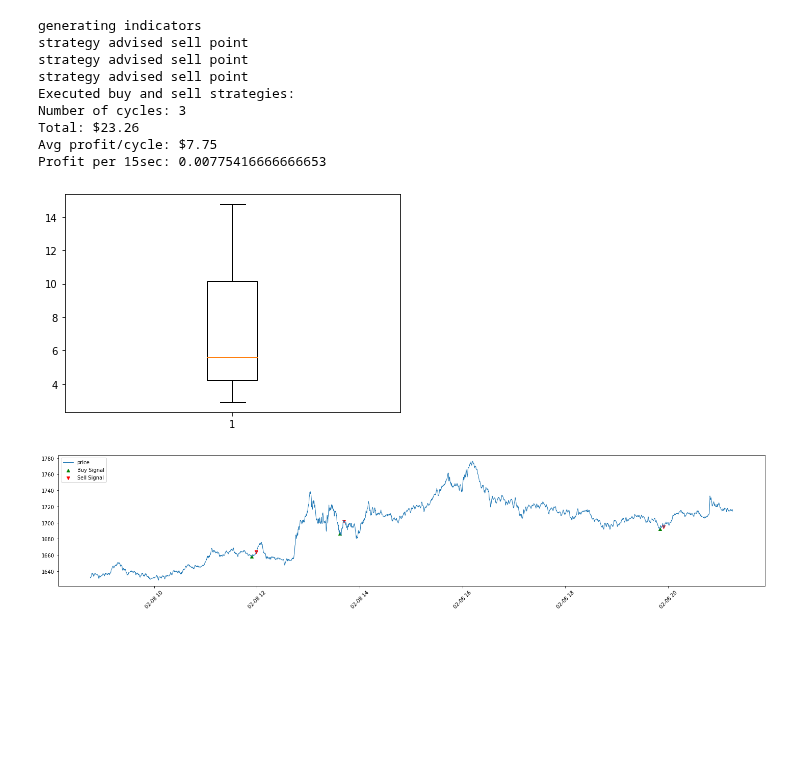
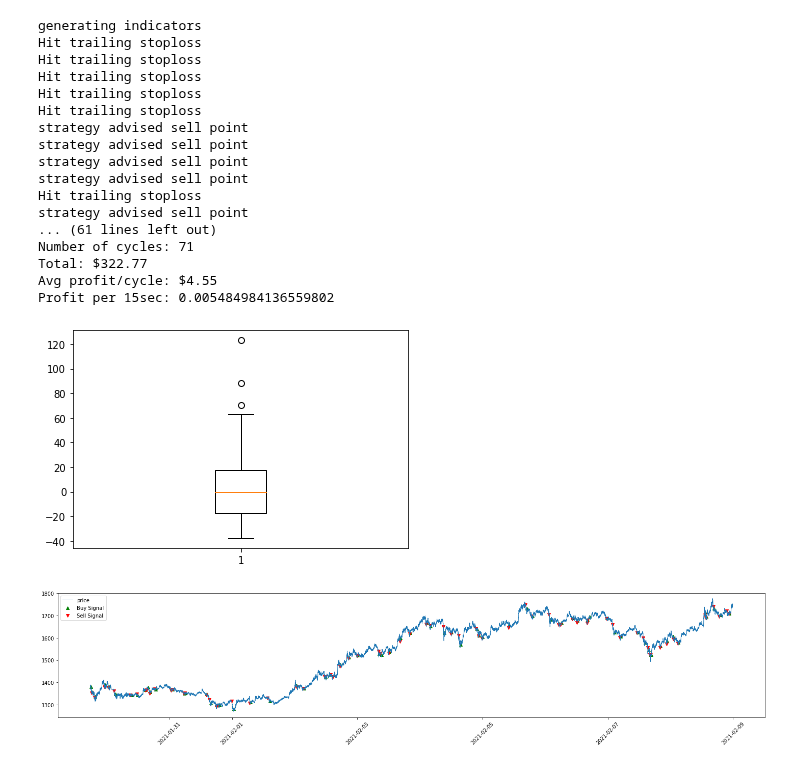
Before and after one commit to jsngalloway/night-trader, a Jupyter notebook: night_trader/strategies/strat_test.ipynb, the cells around one changed output. Cells and saved outputs as stored; diff of their text form; code cells hidden in the pictures; blank space fills up the shorter version.

Commit message:
formatting strategies

```diff
--- a/night_trader/strategies/strat_test.ipynb
+++ b/night_trader/strategies/strat_test.ipynb
@@ -9,7 +10,7 @@ from startegy002 import Strategy002
 from strategy_bacd import StrategyBacd
 # %%
 SYMBOL = 'ETH'
-from_csv = pd.read_csv(f'../../data/{SYMBOL}.csv').tail(3000)
+from_csv = pd.read_csv(f'../../data/{SYMBOL}.csv')
 df = from_csv.set_index(pd.DatetimeIndex(from_csv['begins_at'].values))
 df = df.rename(columns={"begins_at":"time", "open_price":"open", "close_price":"close", "low_price":"low", "high_price":"high"})
 df['average'] = df[['high','low']].mean(axis=1)
@@ -48,32 +49,41 @@ def plot(df, sigPriceBuy, sigPriceSell):
     plt.tight_layout()
     plt.show()
 # %%
-strat = Strategy002()
+# strat = Strategy002()
 # strat = StrategyBacd()
+strat = Strategy001()
 
 df = strat.generateIndicators(df)
 
 sigPriceBuy, sigPriceSell, cycles = calculate_when_to_trade(df, strat)
 
 print("Executed buy and sell strategies:")
 print(f"Number of cycles: {len(cycles)}")
 print(f"Total: ${sum(cycles):.2f}")
 if len(cycles):
     print(f"Avg profit/cycle: ${sum(cycles)/len(cycles):.2f}")
 print(f"Profit per 15sec: {sum(cycles)/len(df)}")
 
 plt.boxplot(cycles)
 plt.show()
 plot(df, sigPriceBuy, sigPriceSell)
 # %% [output]
 generating indicators
+Hit trailing stoploss
+Hit trailing stoploss
+Hit trailing stoploss
+Hit trailing stoploss
+Hit trailing stoploss
 strategy advised sell point
 strategy advised sell point
 strategy advised sell point
-Executed buy and sell strategies:
-Number of cycles: 3
-Total: $23.26
-Avg profit/cycle: $7.75
-Profit per 15sec: 0.00775416666666653
+strategy advised sell point
+Hit trailing stoploss
+strategy advised sell point
+... (61 lines left out)
+Number of cycles: 71
+Total: $322.77
+Avg profit/cycle: $4.55
+Profit per 15sec: 0.005484984136559802
-[figure, old version]
+[figure, new version]
-[figure, old version]
+[figure, new version]
```
Also changed, not shown: parts of 1 cell of this notebook, 8 other files.
